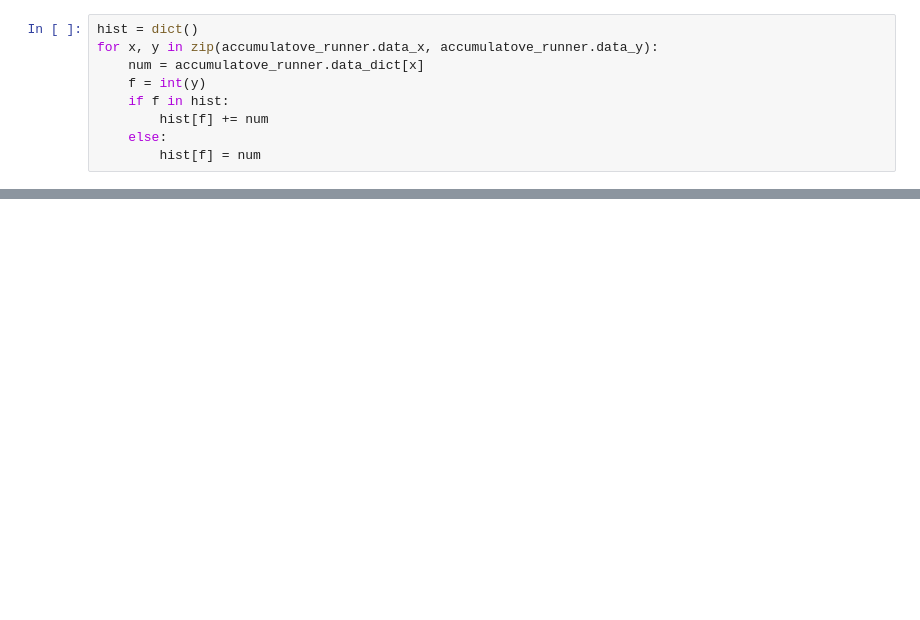
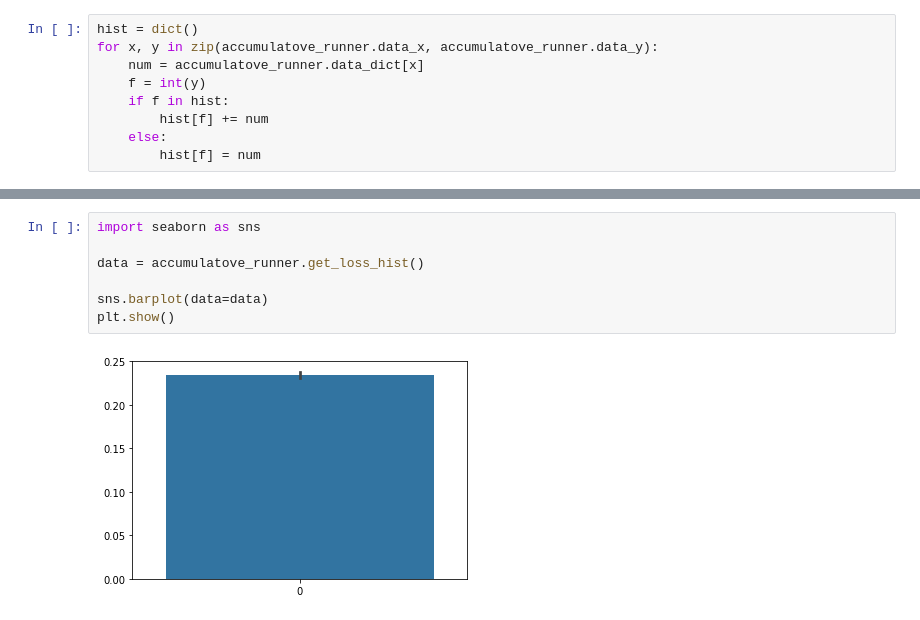
Before and after one commit to go13/Transformers1, a Jupyter notebook: GA-Playground.ipynb, the cells around one changed output, grey strips where cells are left out. Cells and saved outputs as stored; diff of their text form; blank space fills up the shorter version.

```diff
--- a/GA-Playground.ipynb
+++ b/GA-Playground.ipynb
@@ -104,0 +113,9 @@ predict('3BYBNAXW05JLMP0PEQG7EUW1PZNUHEAOBRB1713PKFZSN')
+# %%
+import seaborn as sns
+
+data = accumulatove_runner.get_loss_hist()
+
+sns.barplot(data=data)
+plt.show()
+# %% [output]
+[figure, added]
```
Also changed, not shown: parts of 5 cells of this notebook, 2 other files.
